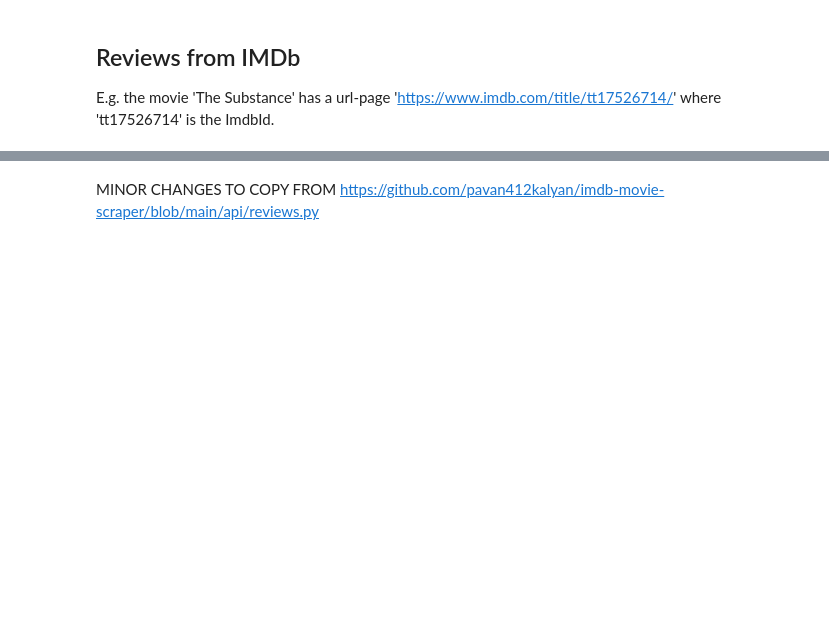
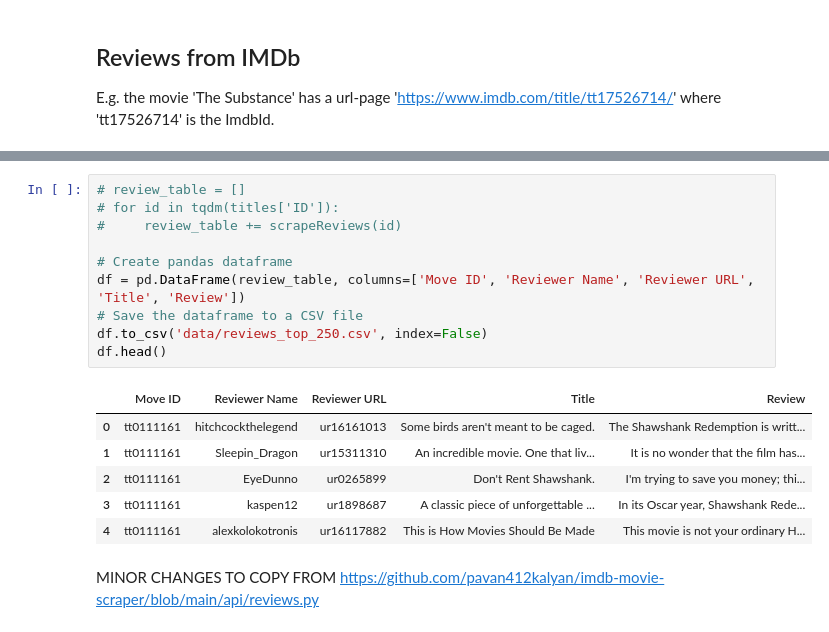
Before and after one commit to JasonMerit/ComputationalTools, a Jupyter notebook: Project/getReviews.ipynb, the cells around one changed output, grey strips where cells are left out. Saved outputs shown, nothing was run; the diff lists cells and outputs as text; blank space fills up the shorter version.

Commit message:
get reviews done

```diff
--- a/Project/getData.ipynb
+++ b/Project/getReviews.ipynb
@@ -81,2 +74,19 @@ https://www.imdb.com/title/tt17526714/reviews/_ajax?sort=submissionDate&dir=asc&
+# %%
+# review_table = []
+# for id in tqdm(titles['ID']):
+#     review_table += scrapeReviews(id)
+
+# Create pandas dataframe
+df = pd.DataFrame(review_table, columns=['Move ID', 'Reviewer Name', 'Reviewer URL', 'Title', 'Review'])
+# Save the dataframe to a CSV file
+df.to_csv('data/reviews_top_250.csv', index=False)
+df.head()
+# %% [output]
+|  | Move ID | Reviewer Name | Reviewer URL | Title | Review |
+| 0 | tt0111161 | hitchcockthelegend | ur16161013 | Some birds aren't meant to be caged. | The Shawshank Redemption is writt... |
+| 1 | tt0111161 | Sleepin_Dragon | ur15311310 | An incredible movie. One that liv... | It is no wonder that the film has... |
+| 2 | tt0111161 | EyeDunno | ur0265899 | Don't Rent Shawshank. | I'm trying to save you money; thi... |
+| 3 | tt0111161 | kaspen12 | ur1898687 | A classic piece of unforgettable ... | In its Oscar year, Shawshank Rede... |
+| 4 | tt0111161 | alexkolokotronis | ur16117882 | This is How Movies Should Be Made | This movie is not your ordinary H... |
 # %% [markdown]
 MINOR CHANGES TO COPY FROM https://github.com/pavan412kalyan/imdb-movie-scraper/blob/main/api/reviews.py
```
Also changed, not shown: parts of 9 cells of this notebook, 2 other files.
